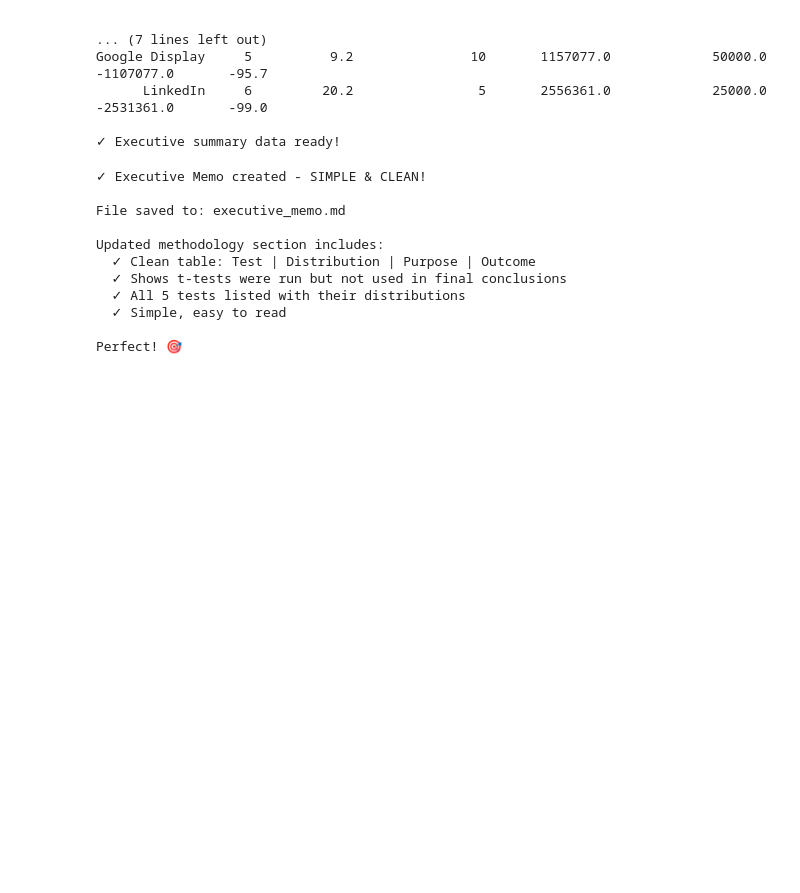
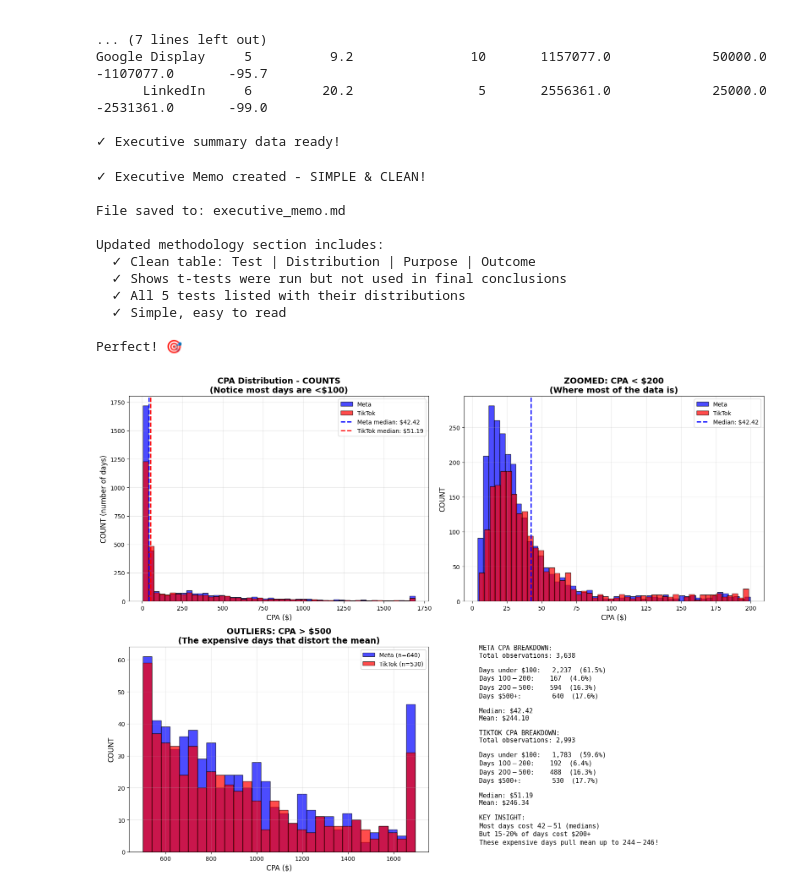
Before and after one commit to pbiain/My_Projects, a Jupyter notebook: WEEK_7/Day_2/statistical_analysis.ipynb, the cells around one changed output. Saved outputs shown, nothing was run; the diff lists cells and outputs as text; code cells hidden in the pictures; blank space fills up the shorter version.

Commit message:
Add outlier analysis and executive memo for WEEK_7 Day 2 statistical analysis

```diff
--- a/WEEK_7/Day_2/statistical_analysis.ipynb
+++ b/WEEK_7/Day_2/statistical_analysis.ipynb
@@ -1838,3 +1775,100 @@ Updated methodology section includes:
   ✓ Simple, easy to read
 
 Perfect! 🎯
+# %%
+# Show the outliers more clearly
+import matplotlib.pyplot as plt
+
+meta_cpas = df_clean_cpa[df_clean_cpa['platform'] == 'Meta']['daily_CPA_capped']
+tiktok_cpas = df_clean_cpa[df_clean_cpa['platform'] == 'TikTok']['daily_CPA_capped']
+
+fig, axes = plt.subplots(2, 2, figsize=(16, 12))
+
+# 1. Histogram with COUNTS (not density)
+ax1 = axes[0, 0]
+ax1.hist(meta_cpas, bins=50, alpha=0.7, label='Meta', color='blue', edgecolor='black')
+ax1.hist(tiktok_cpas, bins=50, alpha=0.7, label='TikTok', color='red', edgecolor='black')
+ax1.axvline(meta_cpas.median(), color='blue', linestyle='--', linewidth=2, label=f'Meta median: ${meta_cpas.median():.2f}')
+ax1.axvline(tiktok_cpas.median(), color='red', linestyle='--', linewidth=2, label=f'TikTok median: ${tiktok_cpas.median():.2f}')
+ax1.set_xlabel('CPA ($)', fontsize=12)
+ax1.set_ylabel('COUNT (number of days)', fontsize=12)
+ax1.set_title('CPA Distribution - COUNTS\n(Notice most days are <$100)', fontsize=14, fontweight='bold')
+ax1.legend()
+ax1.grid(alpha=0.3)
+
+# 2. ZOOMED IN on the cheap days
+ax2 = axes[0, 1]
+ax2.hist(meta_cpas[meta_cpas < 200], bins=50, alpha=0.7, label='Meta', color='blue', edgecolor='black')
+ax2.hist(tiktok_cpas[tiktok_cpas < 200], bins=50, alpha=0.7, label='TikTok', color='red', edgecolor='black')
+ax2.axvline(meta_cpas.median(), color='blue', linestyle='--', linewidth=2, label=f'Median: ${meta_cpas.median():.2f}')
+ax2.set_xlabel('CPA ($)', fontsize=12)
+ax2.set_ylabel('COUNT', fontsize=12)
+ax2.set_title('ZOOMED: CPA < $200\n(Where most of the data is)', fontsize=14, fontweight='bold')
+ax2.legend()
+ax2.grid(alpha=0.3)
+
+# 3. ZOOMED IN on the expensive outliers
+ax3 = axes[1, 0]
+expensive_meta = meta_cpas[meta_cpas > 500]
+expensive_tiktok = tiktok_cpas[tiktok_cpas > 500]
+ax3.hist(expensive_meta, bins=30, alpha=0.7, label=f'Meta (n={len(expensive_meta)})', color='blue', edgecolor='black')
+ax3.hist(expensive_tiktok, bins=30, alpha=0.7, label=f'TikTok (n={len(expensive_tiktok)})', color='red', edgecolor='black')
+ax3.set_xlabel('CPA ($)', fontsize=12)
+ax3.set_ylabel('COUNT', fontsize=12)
+ax3.set_title('OUTLIERS: CPA > $500\n(The expensive days that distort the mean)', fontsize=14, fontweight='bold')
+ax3.legend()
+ax3.grid(alpha=0.3)
+
+# 4. Show actual numbers
+ax4 = axes[1, 1]
+ax4.axis('off')
+
+meta_under_100 = (meta_cpas < 100).sum()
+meta_100_200 = ((meta_cpas >= 100) & (meta_cpas < 200)).sum()
+meta_200_500 = ((meta_cpas >= 200) & (meta_cpas < 500)).sum()
+meta_500_plus = (meta_cpas >= 500).sum()
+
+tiktok_under_100 = (tiktok_cpas < 100).sum()
+tiktok_100_200 = ((tiktok_cpas >= 100) & (tiktok_cpas < 200)).sum()
+tiktok_200_500 = ((tiktok_cpas >= 200) & (tiktok_cpas < 500)).sum()
+tiktok_500_plus = (tiktok_cpas >= 500).sum()
+
+stats_text = f"""META CPA BREAKDOWN:
+Total observations: {len(meta_cpas):,}
+
+Days under $100:   {meta_under_100:,}  ({meta_under_100 / len(meta_cpas) * 100:.1f}%)
+Days $100-$200:    {meta_100_200:,}  ({meta_100_200 / len(meta_cpas) * 100:.1f}%)
+Days $200-$500:    {meta_200_500:,}  ({meta_200_500 / len(meta_cpas) * 100:.1f}%)
+Days $500+:        {meta_500_plus:,}  ({meta_500_plus / len(meta_cpas) * 100:.1f}%)
+
+Median: ${meta_cpas.median():.2f}
+Mean: ${meta_cpas.mean():.2f}
+
+TIKTOK CPA BREAKDOWN:
+Total observations: {len(tiktok_cpas):,}
+
+Days under $100:   {tiktok_under_100:,}  ({tiktok_under_100 / len(tiktok_cpas) * 100:.1f}%)
+Days $100-$200:    {tiktok_100_200:,}  ({tiktok_100_200 / len(tiktok_cpas) * 100:.1f}%)
+Days $200-$500:    {tiktok_200_500:,}  ({tiktok_200_500 / len(tiktok_cpas) * 100:.1f}%)
+Days $500+:        {tiktok_500_plus:,}  ({tiktok_500_plus / len(tiktok_cpas) * 100:.1f}%)
+
+Median: ${tiktok_cpas.median():.2f}
+Mean: ${tiktok_cpas.mean():.2f}
+
+KEY INSIGHT:
+Most days cost $42-$51 (medians)
+But 15-20% of days cost $200+
+These expensive days pull mean up to $244-$246!
+"""
+
+ax4.text(0.05, 0.5, stats_text, fontsize=11, family='monospace', verticalalignment='center')
+
+plt.tight_layout()
+plt.savefig('meta_vs_tiktok_outlier_breakdown.png', dpi=300, bbox_inches='tight')
+plt.show()
+
+print("Outlier analysis created!")
+print(f"\nMeta: {meta_500_plus} days cost $500+ (out of {len(meta_cpas)} total)")
+print(f"TikTok: {tiktok_500_plus} days cost $500+ (out of {len(tiktok_cpas)} total)")
+# %% [output]
+[figure, added]
```
Also changed, not shown: parts of 6 cells of this notebook, 3 other files.
